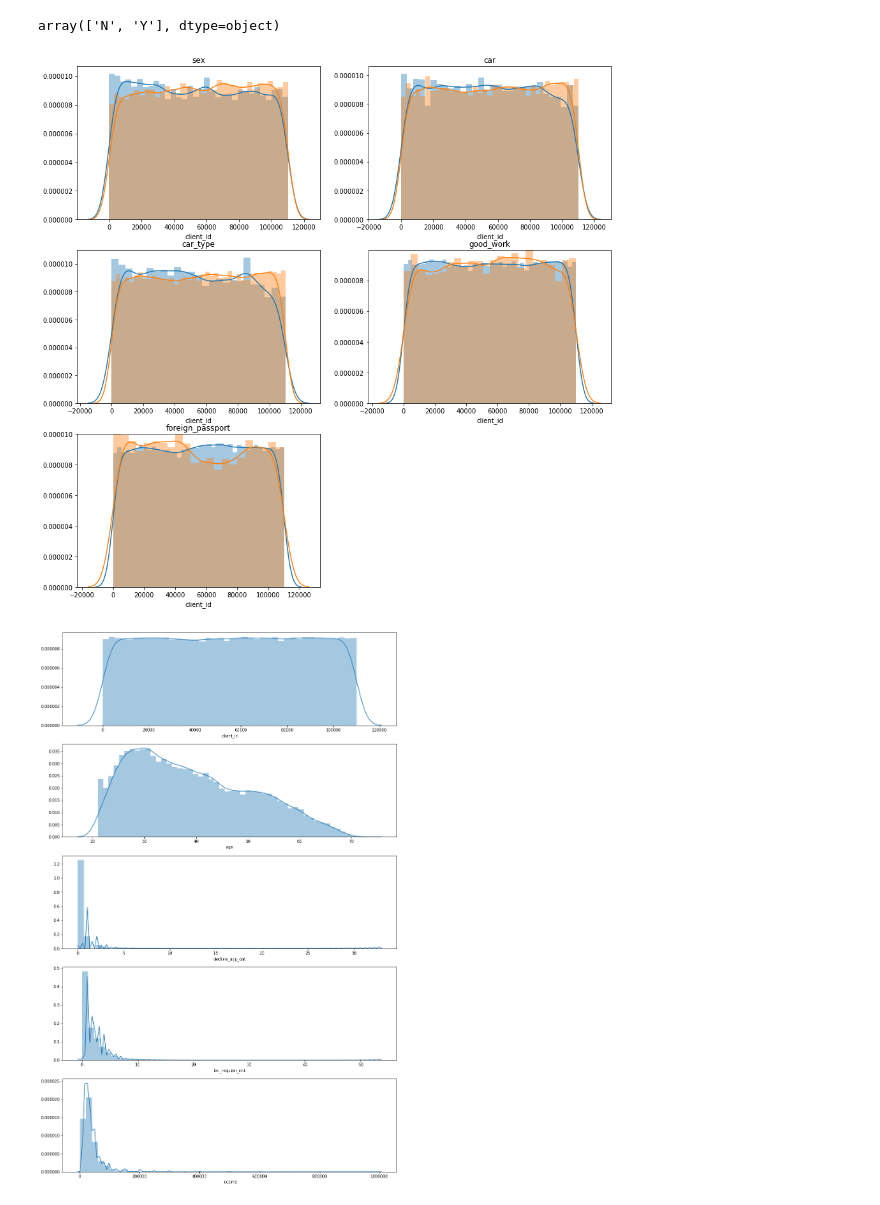
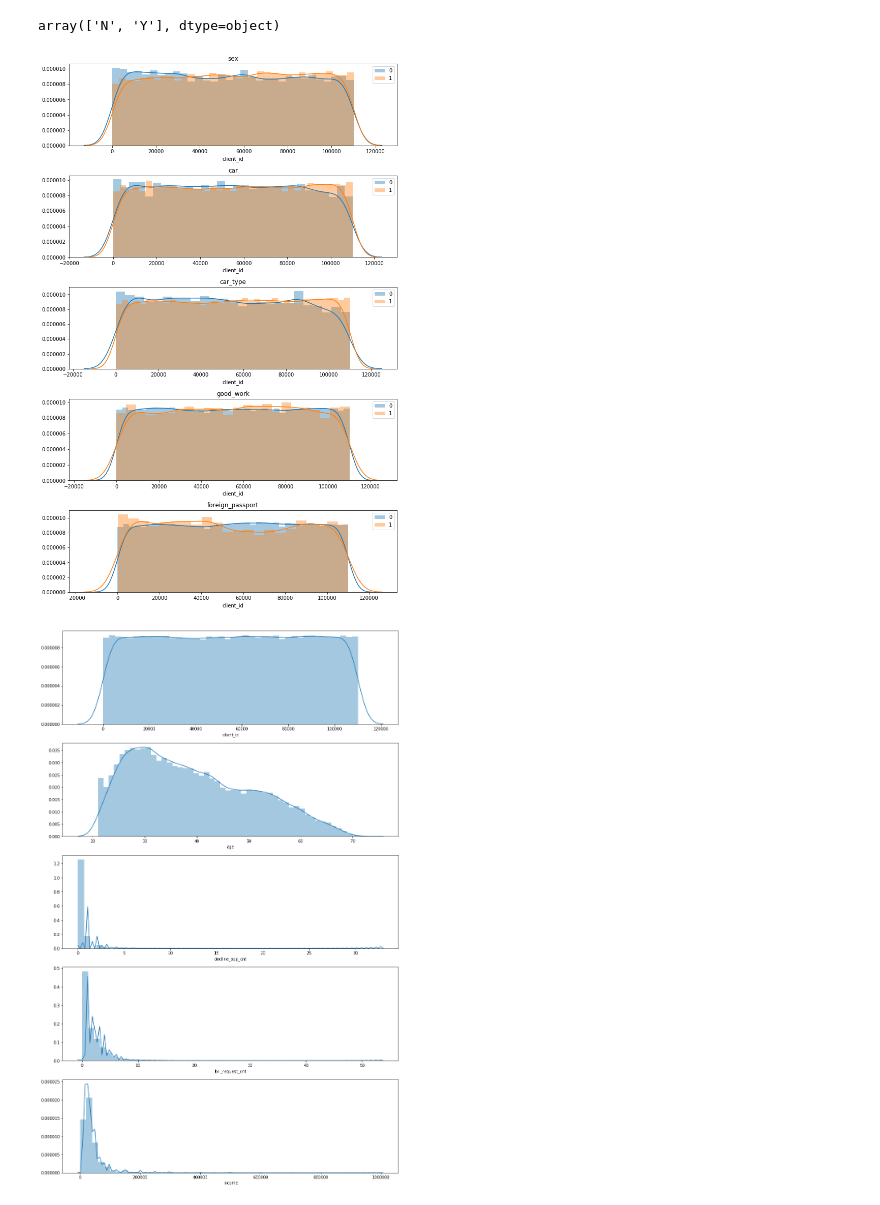
Before and after one commit to Urusut/IvanovDmitryV, a Jupyter notebook: Unit_5/Project_4_draft.ipynb, the cells around one changed output. Cells and saved outputs as stored; diff of their text form; code cells hidden in the pictures.

```diff
--- a/Unit_5/Project_4_draft.ipynb
+++ b/Unit_5/Project_4_draft.ipynb
@@ -101,19 +118,21 @@ categirdata.foreign_passport.unique()
 array(['N', 'Y'], dtype=object)
 # %%
 features = bin_cols
-column_num = 2
+column_num = 1
 row_num = len(features)//column_num+1
 
-plt.figure(figsize=(15,5*row_num))
+plt.figure(figsize=(10,3*row_num))
 for i,column in enumerate(features):
     categories = data[column].unique()
     plt.subplot(row_num,column_num,i+1)
-    sns.distplot(data.loc[data[column]==categories[0]].client_id)
-    sns.distplot(data.loc[data[column]==categories[1]].client_id)
+    sns.distplot(data.loc[data[column]==categories[0]].client_id,label=0)
+    sns.distplot(data.loc[data[column]==categories[1]].client_id,label=1)
+    plt.legend()
     plt.title(column)
+    plt.tight_layout()
 plt.show()
 # %% [output]
-[figure, old version]
+[figure, new version]
 # %%
 features = num_cols
 column_num = 1
```
Also changed, not shown: parts of 11 cells of this notebook, 2 other files.
